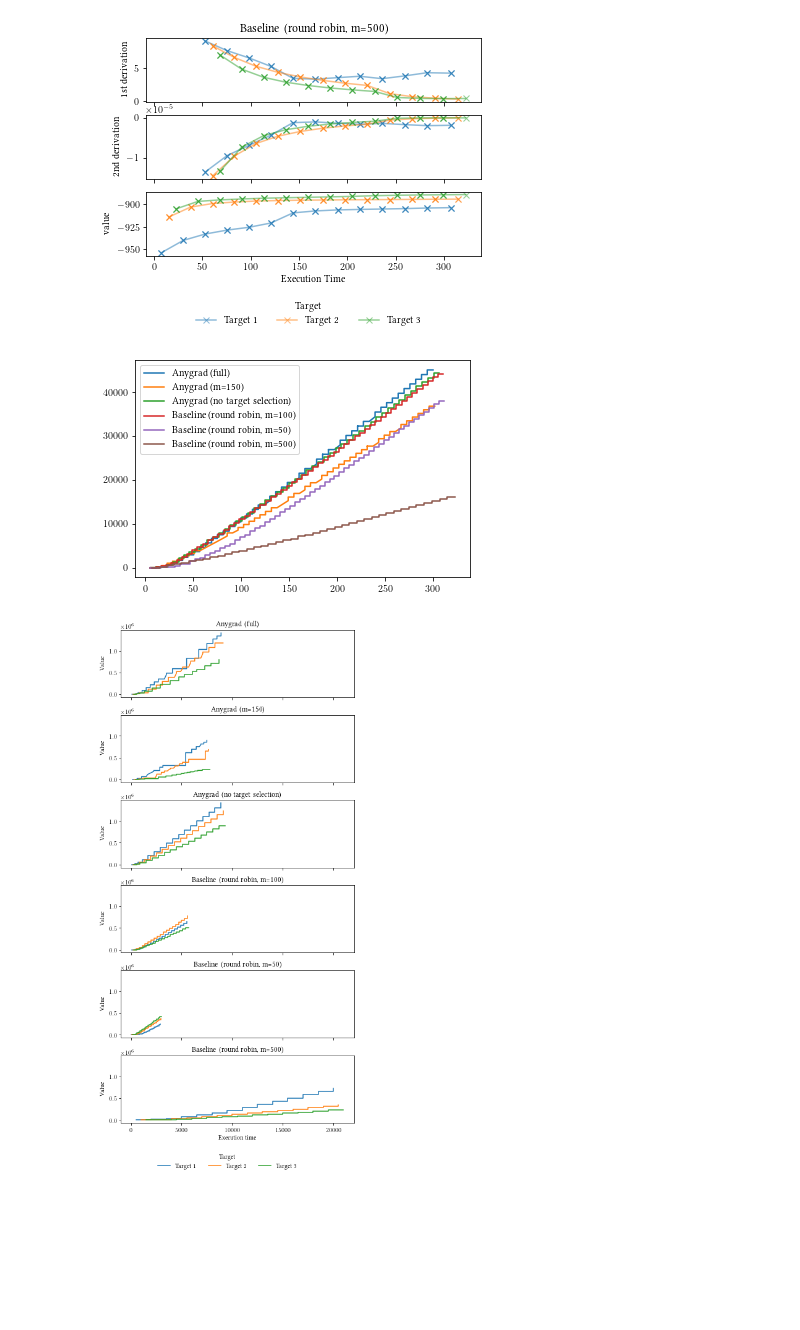
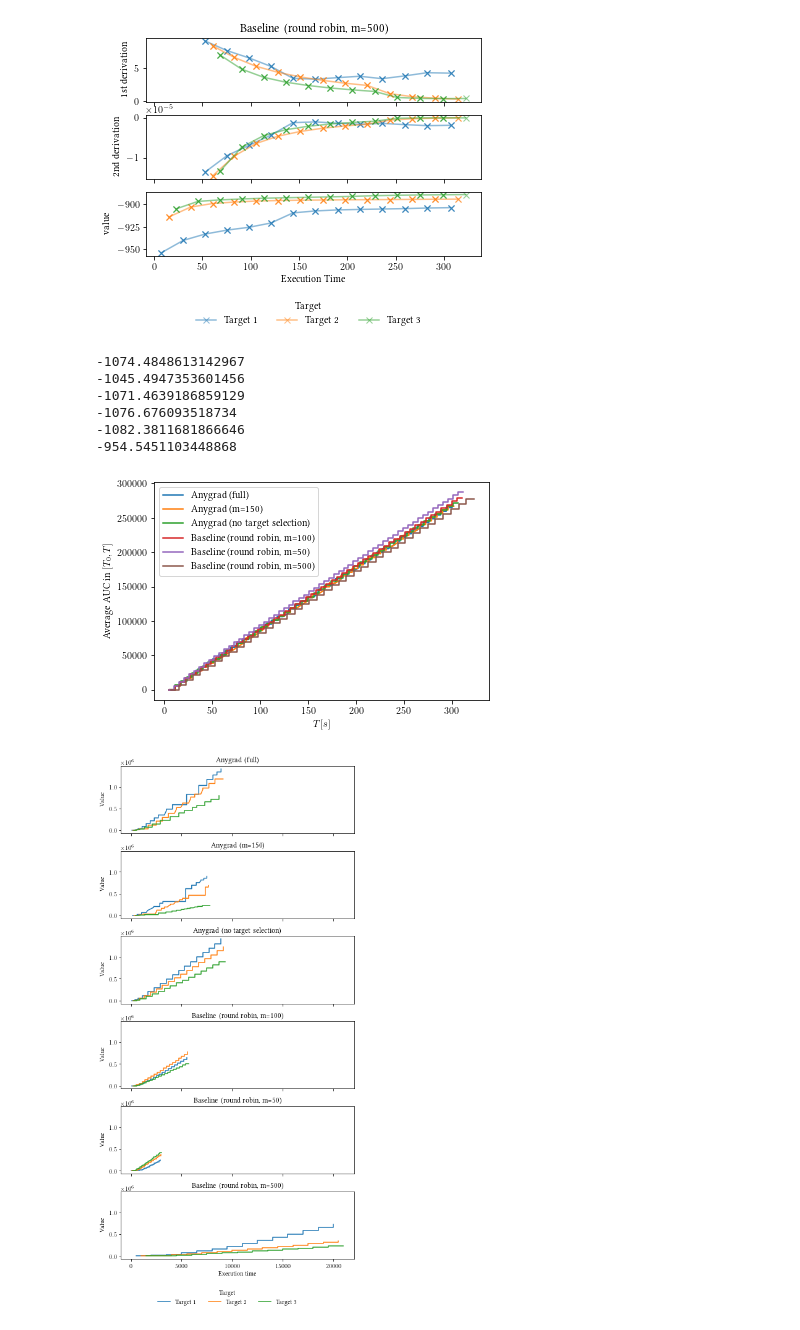
Before and after one commit to heymarco/anygrad, a Jupyter notebook: plotting/evaluate_autoencoder.ipynb, the cells around one changed output. Saved outputs shown, nothing was run; the diff lists cells and outputs as text; code cells hidden in the pictures; blank space fills up the shorter version.

```diff
--- a/plotting/evaluate_autoencoder.ipynb
+++ b/plotting/evaluate_autoencoder.ipynb
@@ -103,12 +103,13 @@ for strategy in strategies:
 def get_auc(x, y):
     x = np.array(x)
     y = np.array(y)
-    not_nans = [i for i in range(len(y)) if not np.isnan(y[i])]
-    y = y[not_nans]
-    x = x[not_nans]
-    y = y - np.nanmin(y)
-    y = y[np.invert(np.isnan(y))]
-    x = x[np.invert(np.isnan(x))]
+    # not_nans = [i for i in range(len(y)) if not np.isnan(y[i])]
+    # y = -y[not_nans]
+    # x = x[not_nans]
+    # y = y - np.nanmin(y)
+    print(np.nanmin(y))
+    x = x[np.invert(np.isnan(y))]
+    y = -y[np.invert(np.isnan(y))]
     return x[1:], [np.trapz(x=x[:i], y=y[:i]) for i in range(1, len(y), 1)]
 
 def group_df(df: pd.DataFrame):
@@ -123,11 +124,19 @@ df_per_strategy = [df.rolling(window=1).mean() for df in df_per_strategy]
 # %%
 for i, df in enumerate(df_per_strategy):
     x = df["total_time"]
     y = df["value"]
     x, auc = get_auc(x, y)
     plt.plot(x, auc, label=strategies[i])
 plt.legend()
+plt.xlabel(r"$T [s]$")
+plt.ylabel(r"Average AUC in $[T_0, T]$")
 plt.show()
 # %% [output]
+-1074.4848613142967
+-1045.4947353601456
+-1071.4639186859129
+-1076.676093518734
+-1082.3811681866646
+-954.5451103448868
-[figure, old version]
+[figure, new version]
 # %%
```
Also changed, not shown: parts of 1 cell of this notebook, 3 other files.
